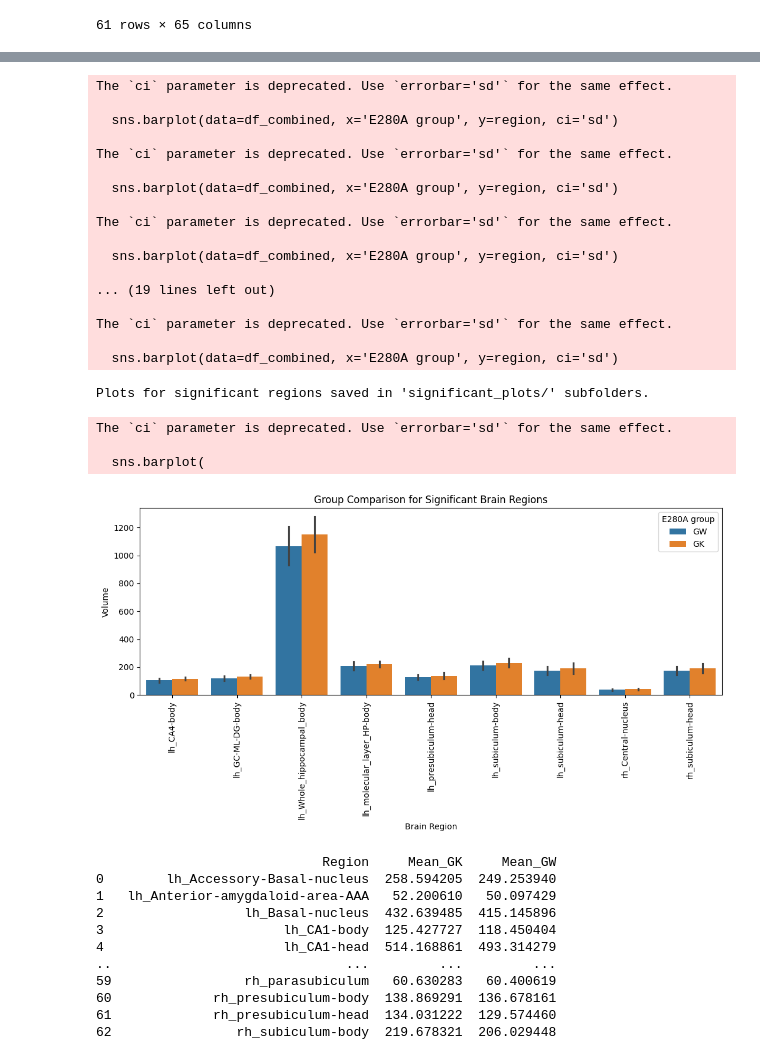
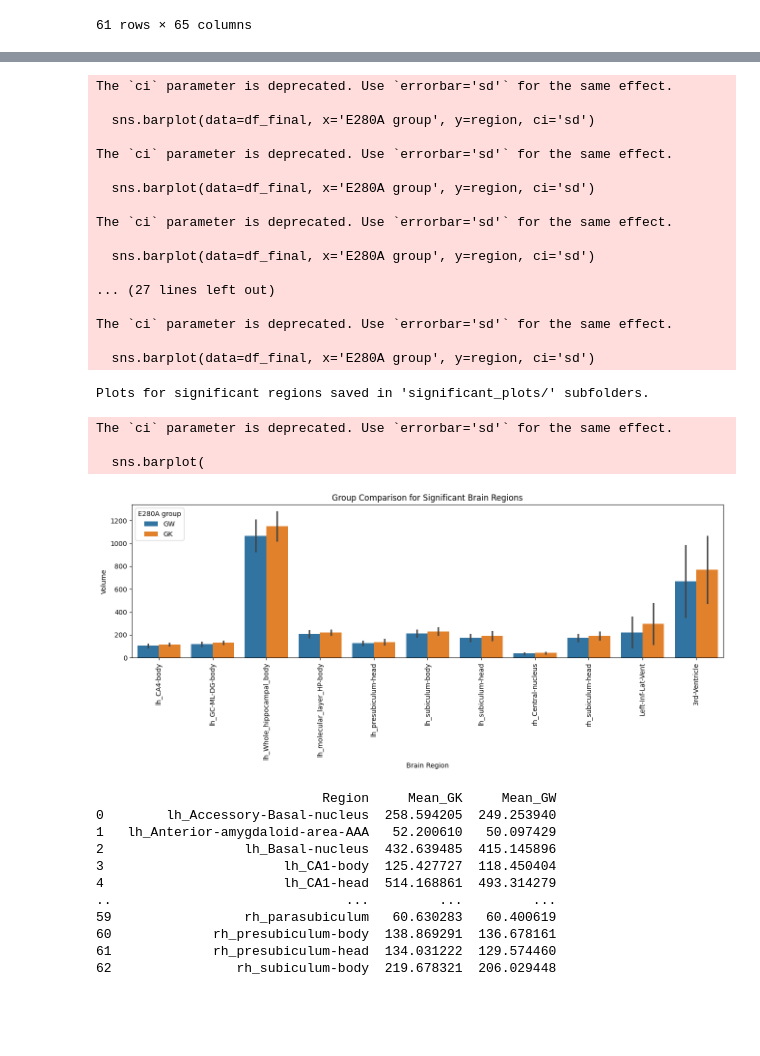
Before and after one commit to JPDevOpti/VolumetricAnalysis_MagneticResonance, a Jupyter notebook: Notebooks/Volumetric_Analysis.ipynb, the cells around one changed output, grey strips where cells are left out. Drawn from its saved outputs; the diff is of its cells as text; code cells hidden in the pictures; blank space fills up the shorter version.

Commit message:
Analysis completed

```diff
--- a/Notebooks/Volumetric_Analysis.ipynb
+++ b/Notebooks/Volumetric_Analysis.ipynb
@@ -99,0 +58,8 @@ display(df_combined)
+# %%
+import pandas as pd
+
+# Cambia la ruta al archivo por la ubicación correcta si es necesario
+df_volumen_2 = pd.read_csv('/home/jp/Repositorios/VolumetricAnalysis_MagneticResonance/Data/volumen_cortical.txt', sep='\t')
+
+# Opcional: ver las primeras filas para verificar la carga
+display(df_volumen_2)
@@ -106,7 +154,7 @@ import seaborn as sns
 # !pip install seaborn matplotlib
 
 # Identifica las columnas de regiones cerebrales (asumiendo que las dos primeras columnas son ID y grupo)
-region_columns = df_combined.columns[2:]
+region_columns = df_final.columns[2:]
 
 # Crea carpetas para guardar los gráficos
 os.makedirs("plots/bar", exist_ok=True)
@@ -116,7 +164,7 @@ os.makedirs("plots/violin", exist_ok=True)
 for region in region_columns:
     plt.figure(figsize=(8,5))
     # Diagrama de barras
-    sns.barplot(data=df_combined, x='E280A group', y=region, ci='sd')
+    sns.barplot(data=df_final, x='E280A group', y=region, ci='sd')
     plt.title(f'Diagrama de barras - {region}')
     plt.tight_layout()
     plt.savefig(f"plots/bar/bar_{region}.png")
@@ -124,7 +172,7 @@ for region in region_columns:
 
     # Caja y bigotes
     plt.figure(figsize=(8,5))
-    sns.boxplot(data=df_combined, x='E280A group', y=region)
+    sns.boxplot(data=df_final, x='E280A group', y=region)
     plt.title(f'Boxplot - {region}')
     plt.tight_layout()
     plt.savefig(f"plots/box/box_{region}.png")
@@ -132,7 +180,7 @@ for region in region_columns:
 
     # Violin plot
     plt.figure(figsize=(8,5))
-    sns.violinplot(data=df_combined, x='E280A group', y=region, inner='box')
+    sns.violinplot(data=df_final, x='E280A group', y=region, inner='box')
     plt.title(f'Violin plot - {region}')
     plt.tight_layout()
     plt.savefig(f"plots/violin/violin_{region}.png")
@@ -192,15 +304,15 @@ The `ci` parameter is deprecated. Use `errorbar='sd'` for the same effect.
 import pandas as pd
 from scipy.stats import ttest_ind, shapiro, mannwhitneyu
 
-region_columns = df_combined.columns[2:]
+region_columns = df_final.columns[2:]
 group_col = 'E280A group'
-groups = df_combined[group_col].unique()
+groups = df_final[group_col].unique()
 
 results = []
 
 for region in region_columns:
-    data1 = df_combined[df_combined[group_col] == groups[0]][region].dropna()
-    data2 = df_combined[df_combined[group_col] == groups[1]][region].dropna()
+    data1 = df_final[df_final[group_col] == groups[0]][region].dropna()
+    data2 = df_final[df_final[group_col] == groups[1]][region].dropna()
     shapiro_p1 = shapiro(data1).pvalue if len(data1) >= 3 else None
     shapiro_p2 = shapiro(data2).pvalue if len(data2) >= 3 else None
     both_normal = (
@@ -291,7 +519,7 @@ os.makedirs("significant_plots/violin", exist_ok=True)
 for region in significant_regions:
     plt.figure(figsize=(8, 5))
     # Bar plot
-    sns.barplot(data=df_combined, x='E280A group', y=region, ci='sd')
+    sns.barplot(data=df_final, x='E280A group', y=region, ci='sd')
     plt.title(f'Bar plot - {region}')
     plt.tight_layout()
     plt.savefig(f"significant_plots/bar/bar_{region}.png")
@@ -299,7 +527,7 @@ for region in significant_regions:
 
     # Boxplot
     plt.figure(figsize=(8, 5))
-    sns.boxplot(data=df_combined, x='E280A group', y=region)
+    sns.boxplot(data=df_final, x='E280A group', y=region)
     plt.title(f'Boxplot - {region}')
     plt.tight_layout()
     plt.savefig(f"significant_plots/box/box_{region}.png")
@@ -307,7 +535,7 @@ for region in significant_regions:
 
     # Violin plot
     plt.figure(figsize=(8, 5))
-    sns.violinplot(data=df_combined, x='E280A group', y=region, inner='box')
+    sns.violinplot(data=df_final, x='E280A group', y=region, inner='box')
     plt.title(f'Violin plot - {region}')
     plt.tight_layout()
     plt.savefig(f"significant_plots/violin/violin_{region}.png")
@@ -317,55 +545,55 @@ print(f"Plots for significant regions saved in 'significant_plots/' subfolders."
 # %% [output]
 The `ci` parameter is deprecated. Use `errorbar='sd'` for the same effect.
 
-  sns.barplot(data=df_combined, x='E280A group', y=region, ci='sd')
+  sns.barplot(data=df_final, x='E280A group', y=region, ci='sd')
 
 The `ci` parameter is deprecated. Use `errorbar='sd'` for the same effect.
 
-  sns.barplot(data=df_combined, x='E280A group', y=region, ci='sd')
+  sns.barplot(data=df_final, x='E280A group', y=region, ci='sd')
 
 The `ci` parameter is deprecated. Use `errorbar='sd'` for the same effect.
 
-  sns.barplot(data=df_combined, x='E280A group', y=region, ci='sd')
+  sns.barplot(data=df_final, x='E280A group', y=region, ci='sd')
 
-... (19 lines left out)
+... (27 lines left out)
 
 The `ci` parameter is deprecated. Use `errorbar='sd'` for the same effect.
 
-  sns.barplot(data=df_combined, x='E280A group', y=region, ci='sd')
+  sns.barplot(data=df_final, x='E280A group', y=region, ci='sd')
 Plots for significant regions saved in 'significant_plots/' subfolders.
 # %%
 import pandas as pd
 import matplotlib.pyplot as plt
 import seaborn as sns
 
 # Get list of significant regions
 significant_regions = comparison_table[comparison_table['Statistically significant'] == True]['Region'].tolist()
 
 # Melt the DataFrame to long format for plotting
-df_long = df_combined.melt(
+df_long = df_final.melt(
     id_vars=['Biomarkers code', 'E280A group'],
     value_vars=significant_regions,
     var_name='Brain Region',
     value_name='Volume'
 )
 
 plt.figure(figsize=(len(significant_regions)*1.2, 6))
 sns.barplot(
     data=df_long,
     x='Brain Region',
     y='Volume',
     hue='E280A group',
     ci='sd'
 )
 plt.title('Group Comparison for Significant Brain Regions')
 plt.xticks(rotation=90)
 plt.tight_layout()
 plt.show()
 # %% [output]
 The `ci` parameter is deprecated. Use `errorbar='sd'` for the same effect.
 
   sns.barplot(
-[figure, old version]
+[figure, new version]
 # %%
 # Calculate the mean for each region and group
 mean_table = df_combined.groupby('E280A group')[df_combined.columns[2:]].mean().T
```
Also changed, not shown: parts of 10 cells of this notebook, 5 other files.
